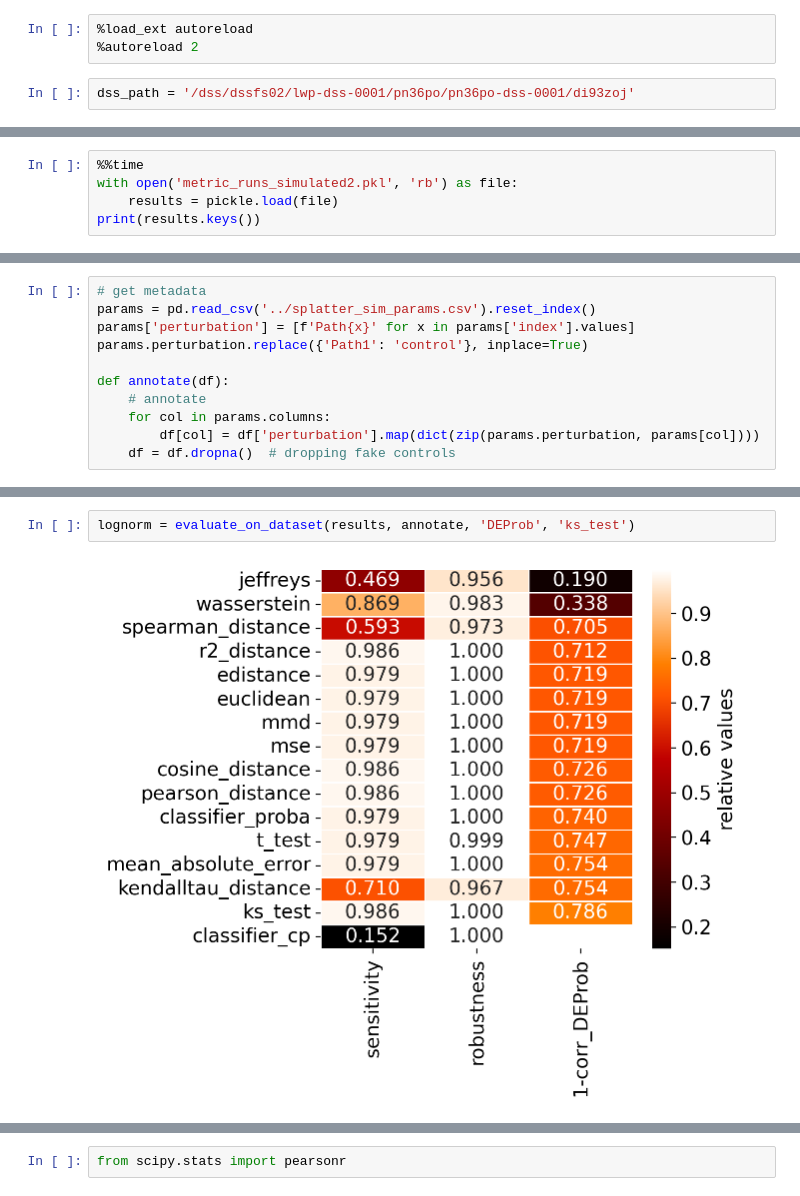
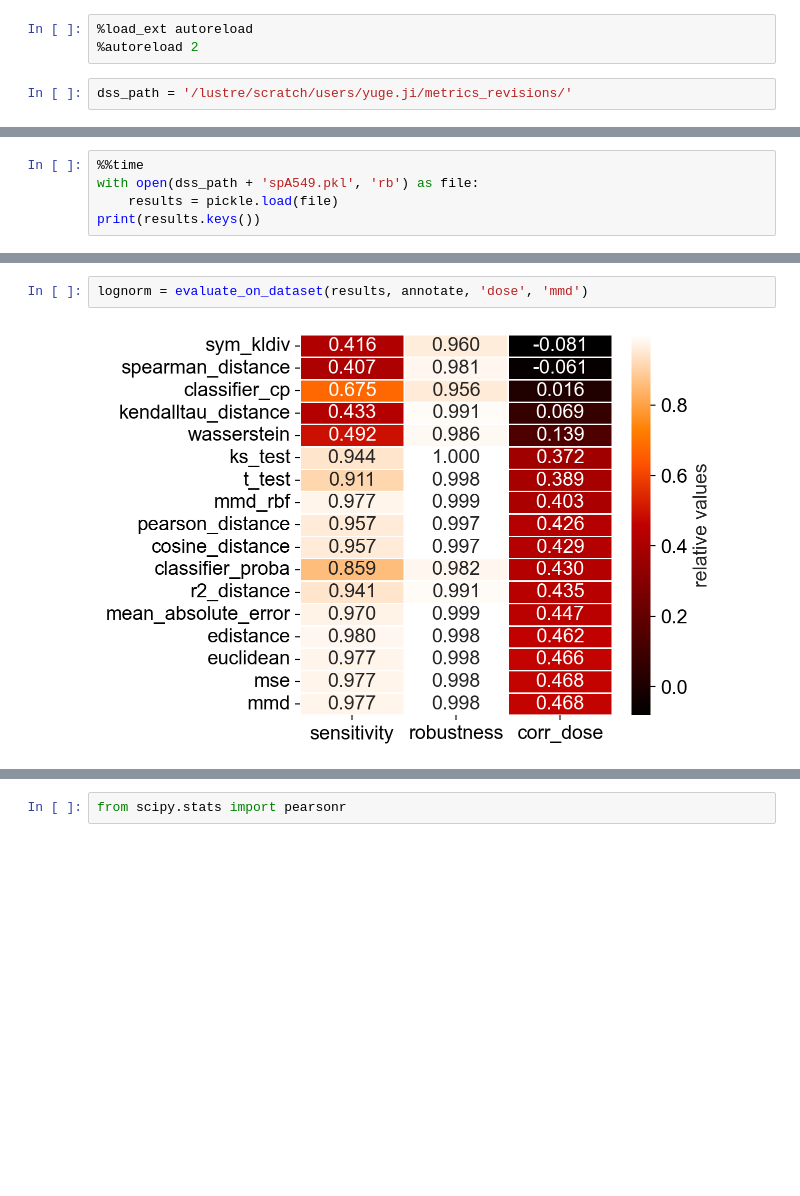
Before and after one commit to theislab/perturbation-metrics, a Jupyter notebook: 5_compare_lognorm_and_counts.ipynb, the cells around one changed output, grey strips where cells are left out. Drawn from its saved outputs; the diff is of its cells as text; blank space fills up the shorter version.

Commit message:
updated notebooks for existing plots

```diff
--- a/5_compare_lognorm_and_counts.ipynb
+++ b/5_compare_lognorm_and_counts.ipynb
@@ -13,5 +32,5 @@ sc.set_figure_params(dpi=100, frameon=False, facecolor=None)
 %load_ext autoreload
 %autoreload 2
 # %%
-dss_path = '/dss/dssfs02/lwp-dss-0001/pn36po/pn36po-dss-0001/di93zoj'
+dss_path = '/lustre/scratch/users/yuge.ji/metrics_revisions/'
 # %%
@@ -26,5 +37,0 @@ def annotate(df):
-# %%
-%%time
-with open('metric_runs_simulated2.pkl', 'rb') as file:
-    results = pickle.load(file)
-print(results.keys())
@@ -35,11 +37,0 @@ Wall time: 2min 40s
-# %%
-# get metadata
-params = pd.read_csv('../splatter_sim_params.csv').reset_index()
-params['perturbation'] = [f'Path{x}' for x in params['index'].values]
-params.perturbation.replace({'Path1': 'control'}, inplace=True)
-
-def annotate(df):
-    # annotate
-    for col in params.columns:
-        df[col] = df['perturbation'].map(dict(zip(params.perturbation, params[col])))
-    df = df.dropna()  # dropping fake controls
@@ -45,0 +43,5 @@ def annotate(df):
+# %%
+%%time
+with open(dss_path + 'spA549.pkl', 'rb') as file:
+    results = pickle.load(file)
+print(results.keys())
@@ -46,4 +52,4 @@ def annotate(df):
 # %%
-lognorm = evaluate_on_dataset(results, annotate, 'DEProb', 'ks_test')
+lognorm = evaluate_on_dataset(results, annotate, 'dose', 'mmd')
 # %% [output]
-[figure, old version]
+[figure, new version]
```
Also changed, not shown: parts of 15 cells of this notebook, 4 other files.
